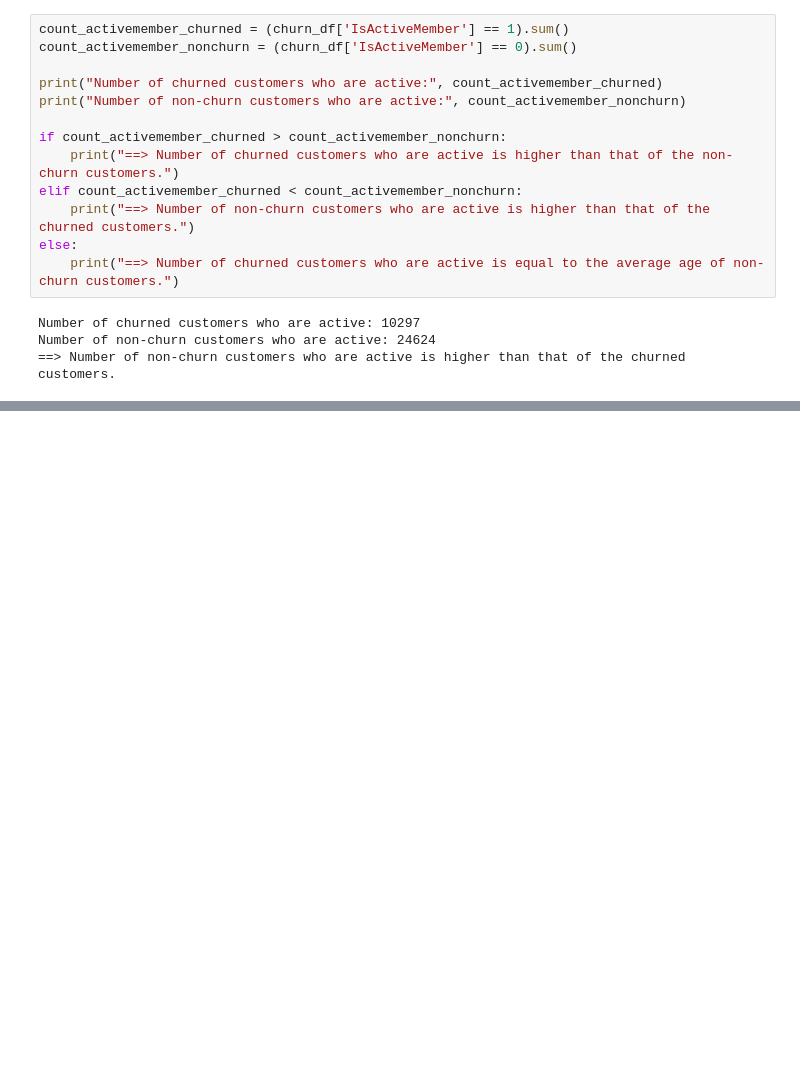
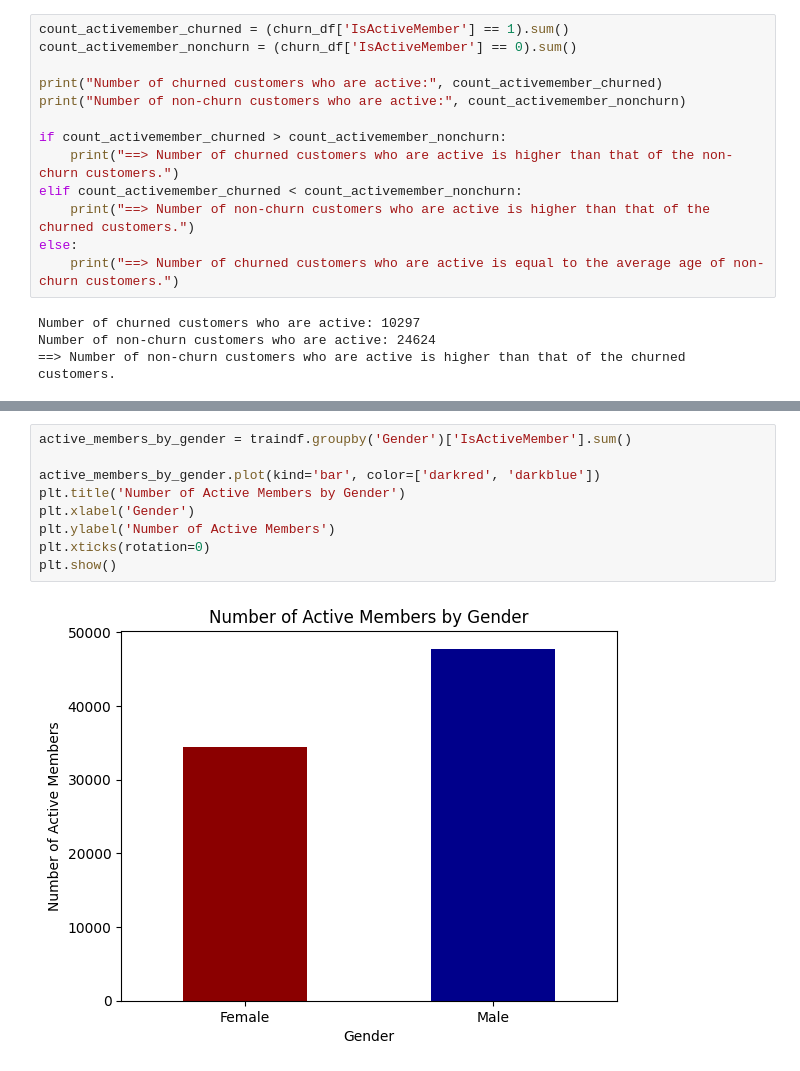
Before and after one commit to alfredkondoro/K_Competition---PlaygroundS4E1, a Jupyter notebook: k-competition-playgrounds4e1.ipynb, the cells around one changed output, grey strips where cells are left out. Saved outputs shown, nothing was run; the diff lists cells and outputs as text; blank space fills up the shorter version.

```diff
--- a/k-competition-playgrounds4e1.ipynb
+++ b/k-competition-playgrounds4e1.ipynb
@@ -292,0 +359,11 @@ Number of non-churn customers who are active: 24624
+# %%
+active_members_by_gender = traindf.groupby('Gender')['IsActiveMember'].sum()
+
+active_members_by_gender.plot(kind='bar', color=['darkred', 'darkblue'])
+plt.title('Number of Active Members by Gender')
+plt.xlabel('Gender')
+plt.ylabel('Number of Active Members')
+plt.xticks(rotation=0)
+plt.show()
+# %% [output]
+[figure, added]
```
Also changed, not shown: parts of 62 cells of this notebook.
